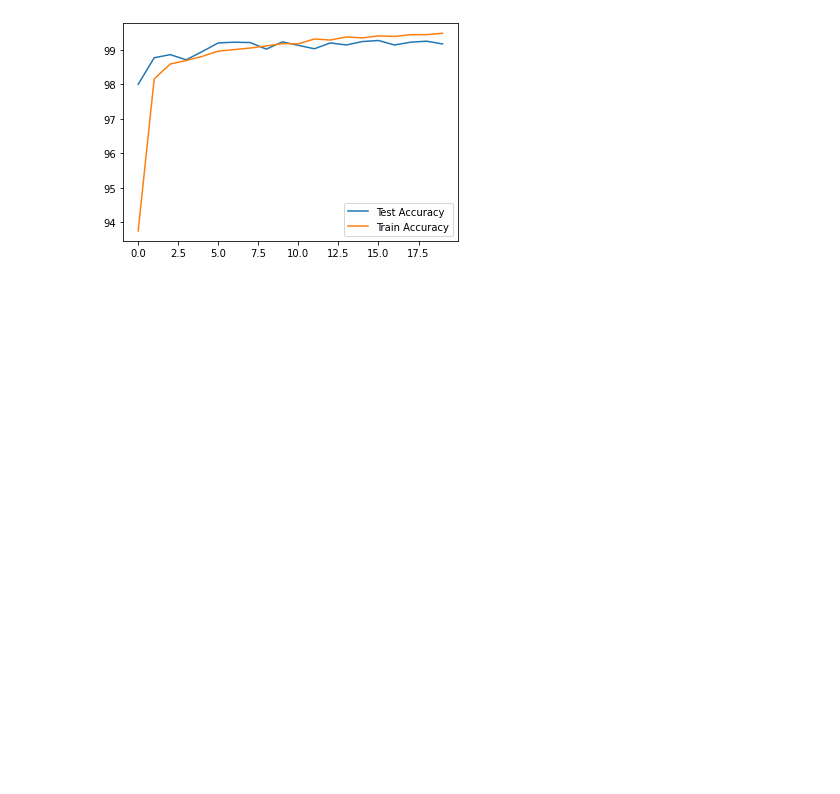
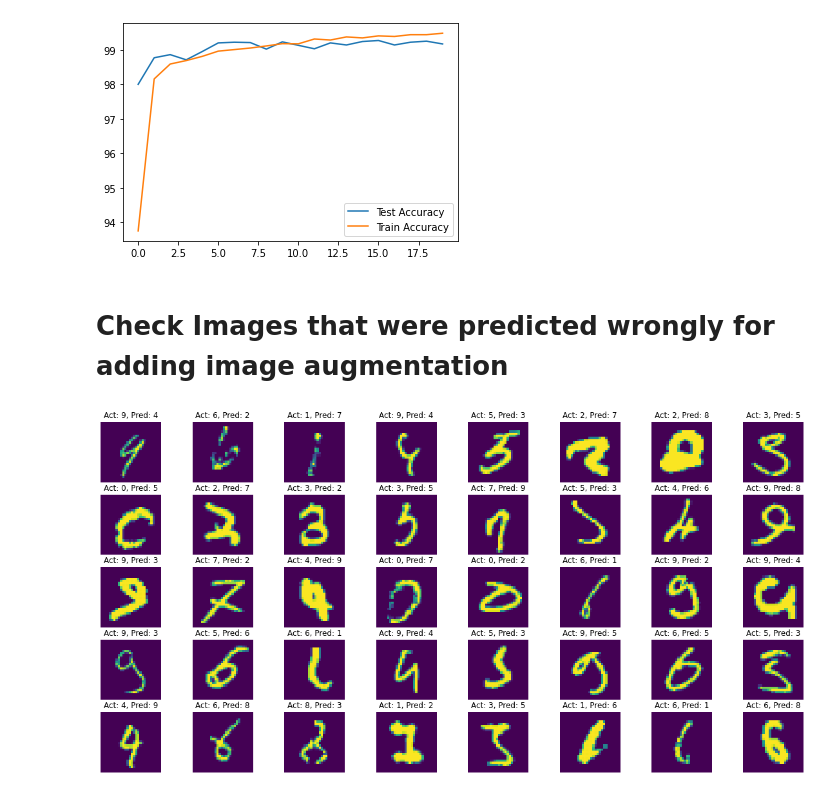
Before and after one commit to sairamsubramaniam/tsai_projects, a Jupyter notebook: assignment3_MNIST/models_tried/0_base_from_prev_assignment.ipynb, the cells around one changed output. Drawn from its saved outputs; the diff is of its cells as text; code cells hidden in the pictures; blank space fills up the shorter version.

```diff
--- a/assignment3_MNIST/models_tried/0_base_from_prev_assignment.ipynb
+++ b/assignment3_MNIST/models_tried/0_base_from_prev_assignment.ipynb
@@ -281,3 +302,5 @@ plt.legend()
 plt.show()
 # %% [output]
 [figure]
+# %% [markdown]
+# Check Images that were predicted wrongly for adding image augmentation
@@ -283,0 +324,45 @@ plt.show()
+# %%
+def create_plot_pos(nrows, ncols):
+  num_images = nrows * ncols
+  positions = []
+  for r in range(num_images):
+    row = r // ncols
+    col = r % ncols
+    positions.append((row, col))
+  return positions
+# %%
+idx = 0
+nrows = 5
+ncols = 8
+skip = 25
+
+total_imgs = nrows*ncols
+pos = create_plot_pos(5, 8)
+
+fig, axes = plt.subplots(nrows=5, ncols=8, figsize=(20, 10), sharex=True, sharey=True)
+
+idx = 0
+posidx = 0
+total_skipped = 0
+for m in matches:
+  if posidx > total_imgs-1:
+    break
+
+  if not m:
+    if total_skipped <= skip:
+      total_skipped += 1
+      idx += 1
+      continue
+
+    img = imgs[idx].reshape(28,28)
+    title = "Act: " + str(labels[idx].item()) + ", Pred: " + str(preds[idx].item())
+    chart_pos = pos[posidx]
+    axes[chart_pos].imshow(img)
+    axes[chart_pos].set_title(title)
+    axes[chart_pos].axis("off")
+
+    posidx += 1
+
+  idx += 1
+# %% [output]
+[figure, added]
```
Also changed, not shown: parts of 4 cells of this notebook, 7 other files.
